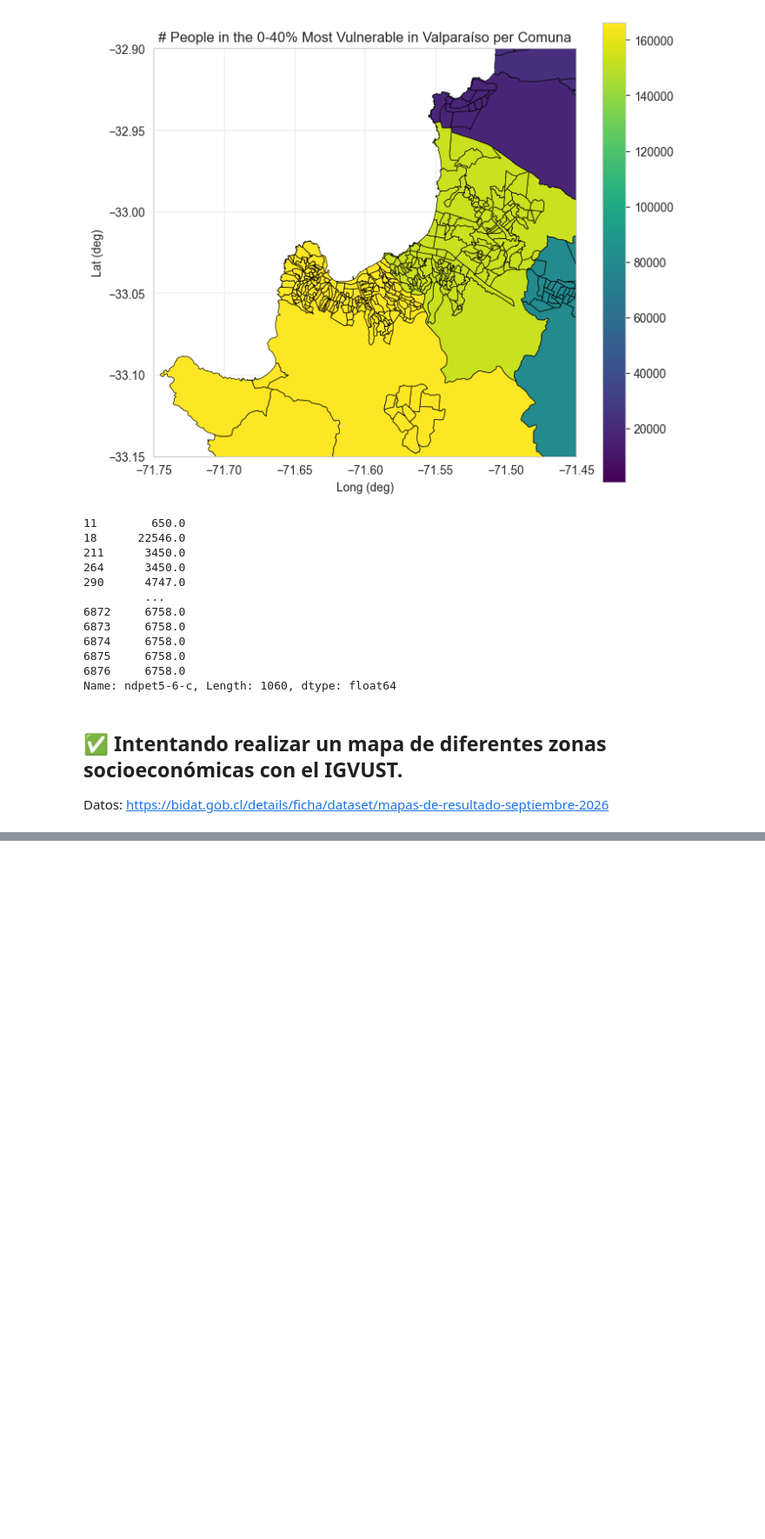
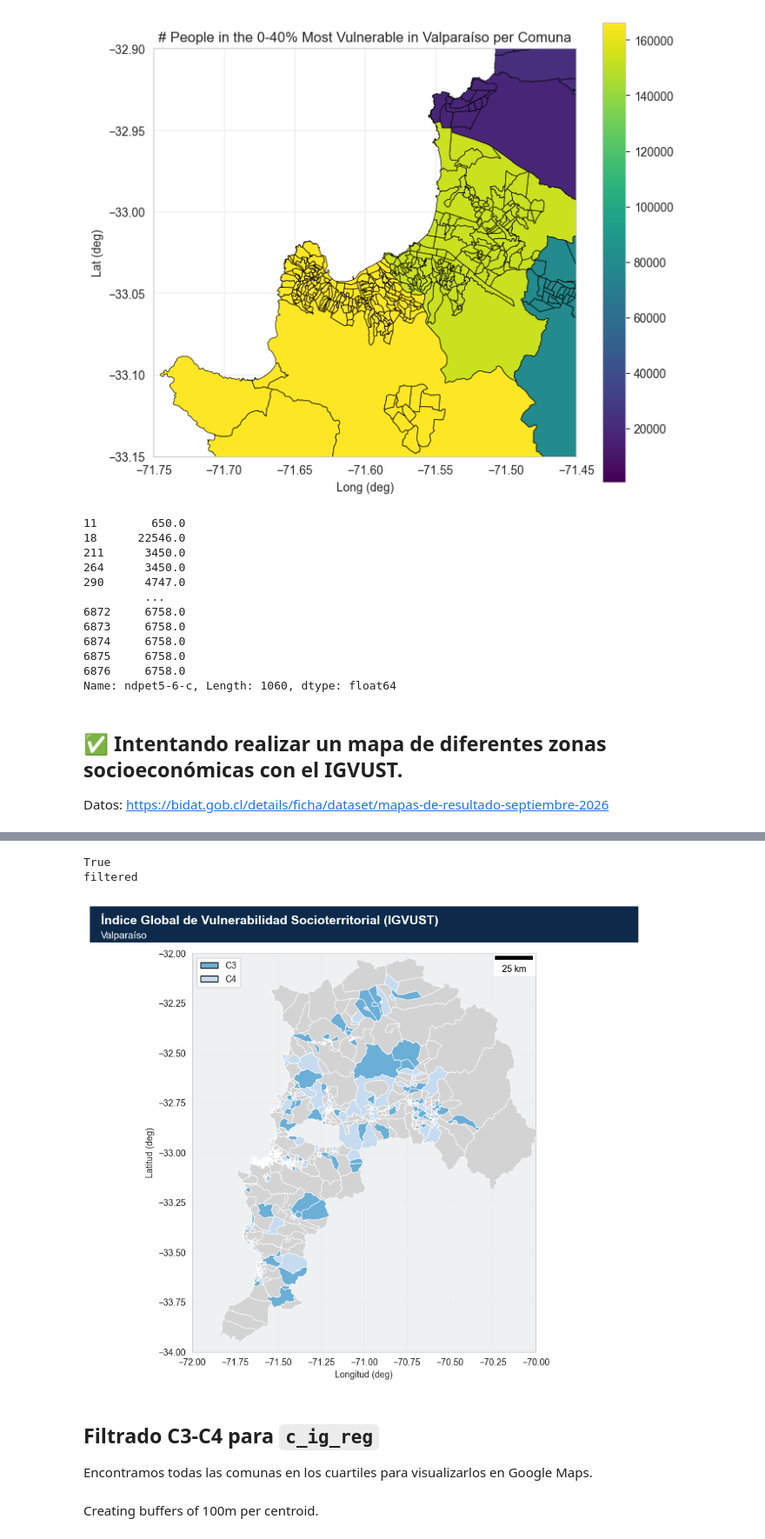
Before and after one commit to diarodgz/claudia-cidigen, a Jupyter notebook: valparaiso_roofing/valpo_analysis.ipynb, the cells around one changed output, grey strips where cells are left out. Shown at 87% size. Drawn from its saved outputs; the diff is of its cells as text; code cells hidden in the pictures; blank space fills up the shorter version.

```diff
--- a/valparaiso_roofing/valpo_analysis.ipynb
+++ b/valparaiso_roofing/valpo_analysis.ipynb
@@ -943,0 +1024,17 @@ plot_igvust(gdf_igvust[gdf_igvust['Region'] == 'Coquimbo'],
+# %%
+plot_igvust(gdf_igvust[gdf_igvust['Region'] == 'VALPARAISO'],
+            'igvust_VAL_uv_c3c4_ccom',
+            'Valparaíso',
+            True,
+            valpo_boundaries,
+            True,
+            True,
+            ["C3", "C4"])
+# %% [output]
+True
+filtered
+[figure, added]
+# %% [markdown]
+## Filtrado C3-C4 para `c_ig_reg`
+
+Encontramos todas las comunas en los cuartiles para visualizarlos en Google Maps.
@@ -943,0 +1055,2 @@ plot_igvust(gdf_igvust[gdf_igvust['Region'] == 'Coquimbo'],
+# %% [markdown]
+Creating buffers of 100m per centroid.
```
Also changed, not shown: parts of 27 cells of this notebook, 13 other files.
